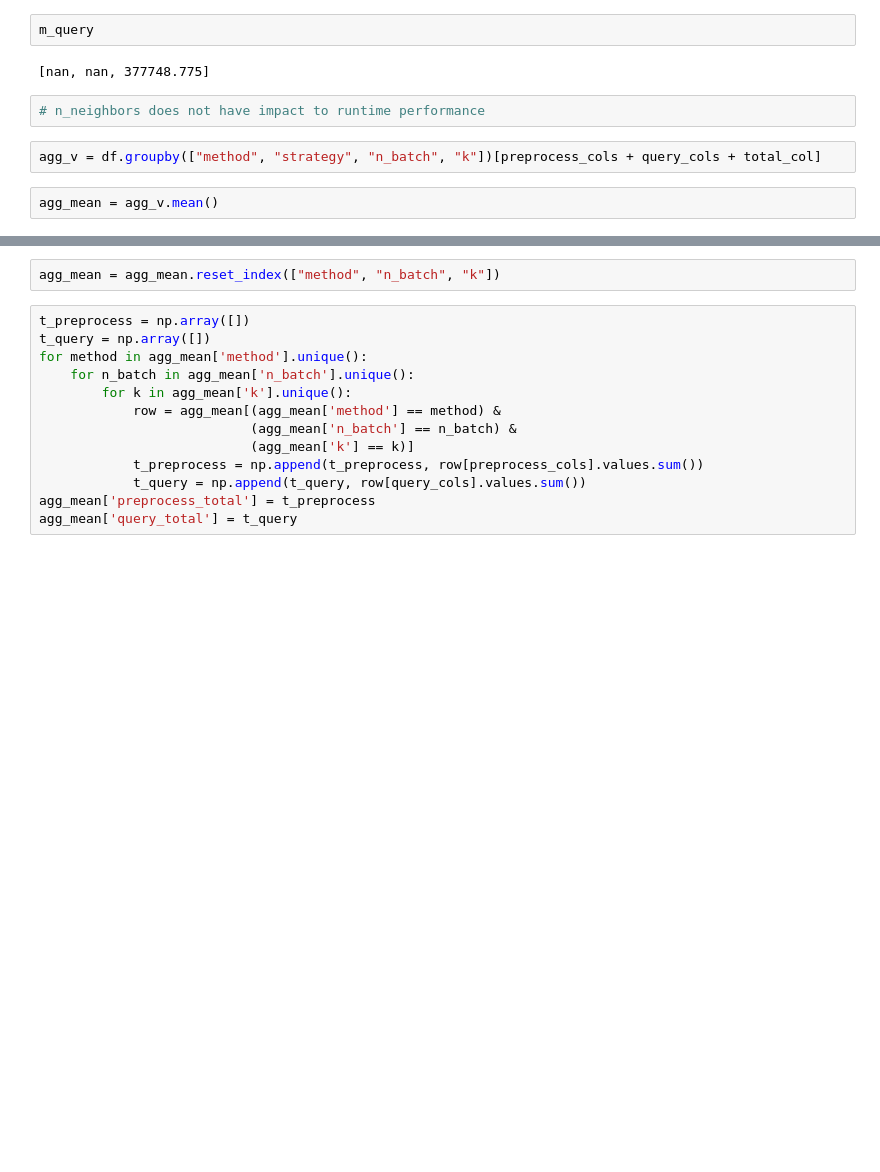
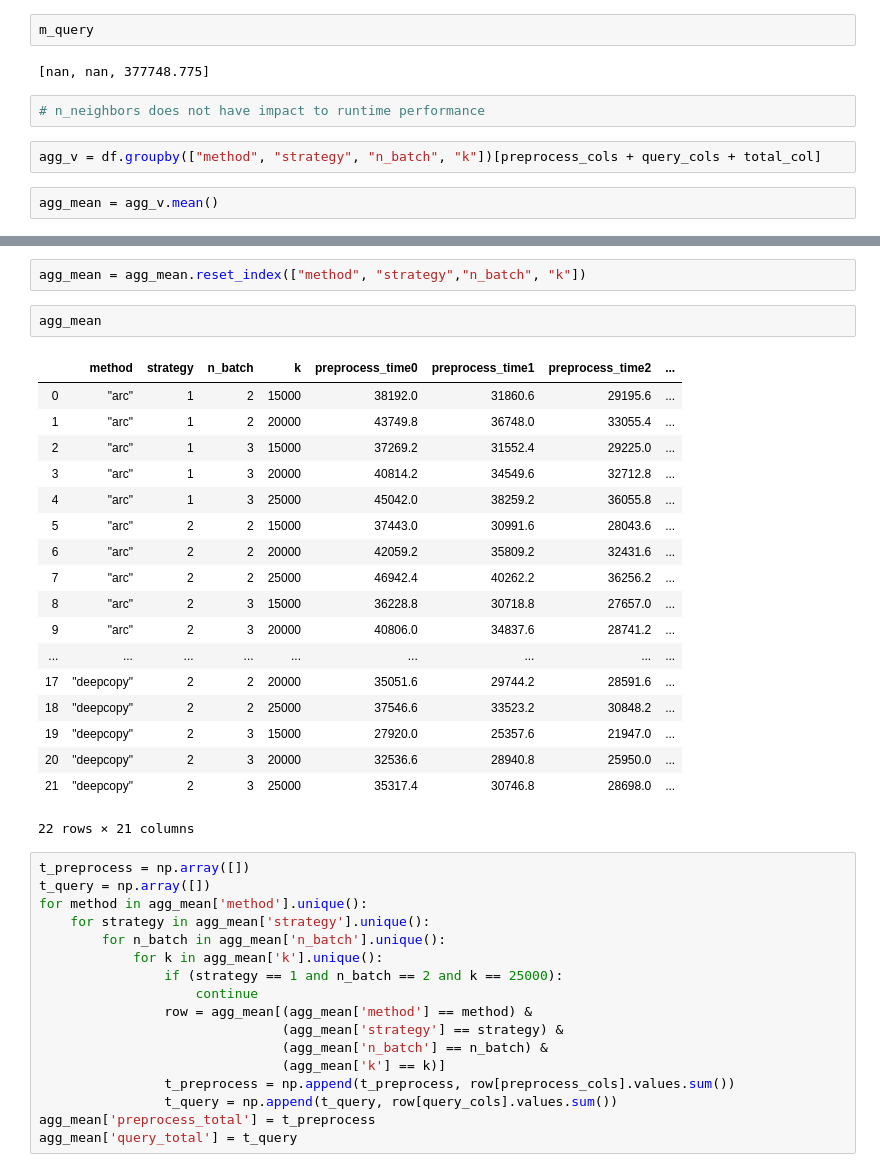
Before and after one commit to ShinsakuOkazaki/master-thesis, a Jupyter notebook: project/rust_knn_streaming/analysis/runtime_analysis.ipynb, the cells around one changed output, grey strips where cells are left out. Saved outputs shown, nothing was run; the diff lists cells and outputs as text; blank space fills up the shorter version.

```diff
--- a/project/rust_knn_streaming/analysis/runtime_analysis.ipynb
+++ b/project/rust_knn_streaming/analysis/runtime_analysis.ipynb
@@ -135,15 +146,40 @@ agg_mean
 # %%
-agg_mean = agg_mean.reset_index(["method", "n_batch", "k"])
+agg_mean = agg_mean.reset_index(["method", "strategy","n_batch", "k"])
+# %%
+agg_mean
+# %% [output]
+|  | method | strategy | n_batch | k | preprocess_time0 | preprocess_time1 | preprocess_time2 | ... |
+| 0 | "arc" | 1 | 2 | 15000 | 38192.0 | 31860.6 | 29195.6 | ... |
+| 1 | "arc" | 1 | 2 | 20000 | 43749.8 | 36748.0 | 33055.4 | ... |
+| 2 | "arc" | 1 | 3 | 15000 | 37269.2 | 31552.4 | 29225.0 | ... |
+| 3 | "arc" | 1 | 3 | 20000 | 40814.2 | 34549.6 | 32712.8 | ... |
+| 4 | "arc" | 1 | 3 | 25000 | 45042.0 | 38259.2 | 36055.8 | ... |
+| 5 | "arc" | 2 | 2 | 15000 | 37443.0 | 30991.6 | 28043.6 | ... |
+| 6 | "arc" | 2 | 2 | 20000 | 42059.2 | 35809.2 | 32431.6 | ... |
+| 7 | "arc" | 2 | 2 | 25000 | 46942.4 | 40262.2 | 36256.2 | ... |
+| 8 | "arc" | 2 | 3 | 15000 | 36228.8 | 30718.8 | 27657.0 | ... |
+| 9 | "arc" | 2 | 3 | 20000 | 40806.0 | 34837.6 | 28741.2 | ... |
+| ... | ... | ... | ... | ... | ... | ... | ... | ... |
+| 17 | "deepcopy" | 2 | 2 | 20000 | 35051.6 | 29744.2 | 28591.6 | ... |
+| 18 | "deepcopy" | 2 | 2 | 25000 | 37546.6 | 33523.2 | 30848.2 | ... |
+| 19 | "deepcopy" | 2 | 3 | 15000 | 27920.0 | 25357.6 | 21947.0 | ... |
+| 20 | "deepcopy" | 2 | 3 | 20000 | 32536.6 | 28940.8 | 25950.0 | ... |
+| 21 | "deepcopy" | 2 | 3 | 25000 | 35317.4 | 30746.8 | 28698.0 | ... |
+22 rows × 21 columns
 # %%
 t_preprocess = np.array([])
 t_query = np.array([])
 for method in agg_mean['method'].unique():
-    for n_batch in agg_mean['n_batch'].unique():
-        for k in agg_mean['k'].unique():
-            row = agg_mean[(agg_mean['method'] == method) &
-                           (agg_mean['n_batch'] == n_batch) &
-                           (agg_mean['k'] == k)]
-            t_preprocess = np.append(t_preprocess, row[preprocess_cols].values.sum())
-            t_query = np.append(t_query, row[query_cols].values.sum())
+    for strategy in agg_mean['strategy'].unique():
+        for n_batch in agg_mean['n_batch'].unique():
+            for k in agg_mean['k'].unique():
+                if (strategy == 1 and n_batch == 2 and k == 25000):
+                    continue
+                row = agg_mean[(agg_mean['method'] == method) &
+                               (agg_mean['strategy'] == strategy) &
+                               (agg_mean['n_batch'] == n_batch) &
+                               (agg_mean['k'] == k)]
+                t_preprocess = np.append(t_preprocess, row[preprocess_cols].values.sum())
+                t_query = np.append(t_query, row[query_cols].values.sum())
 agg_mean['preprocess_total'] = t_preprocess
 agg_mean['query_total'] = t_query
```
Also changed, not shown: parts of 9 cells of this notebook, 1 other file.
